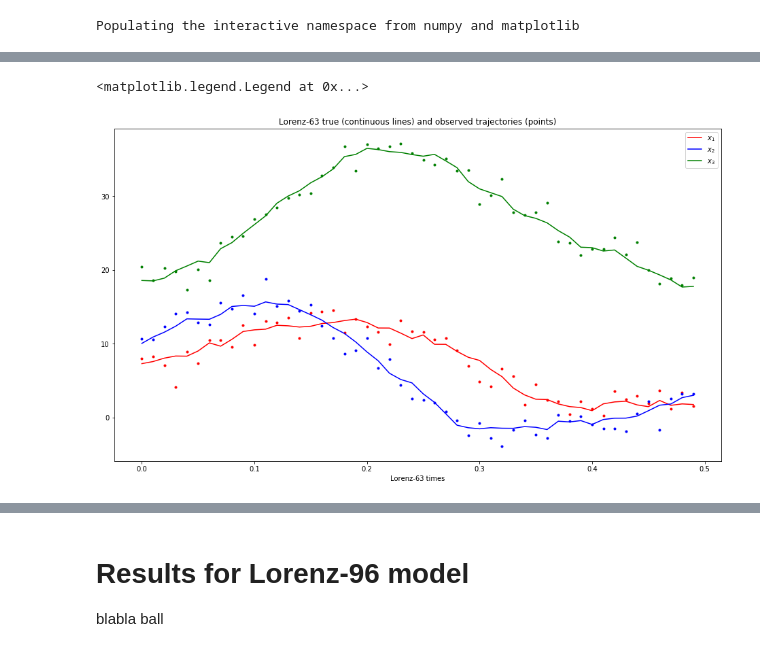
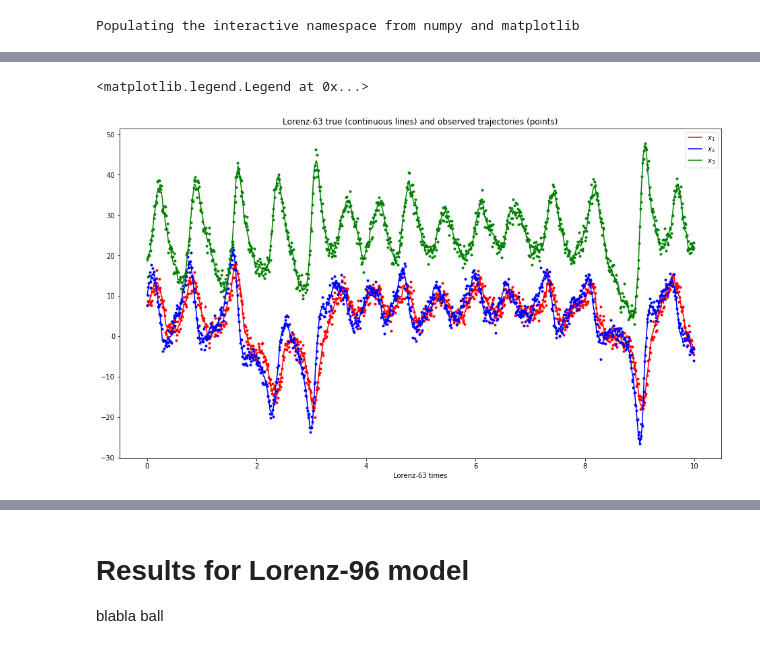
Before and after one commit to MrDajman/ceda-lag-innovation, a Jupyter notebook: ceda_lag_innovation.ipynb, the cells around one changed output, grey strips where cells are left out. Saved outputs shown, nothing was run; the diff lists cells and outputs as text; code cells hidden in the pictures.

```diff
--- a/ceda_lag_innovation.ipynb
+++ b/ceda_lag_innovation.ipynb
@@ -60,18 +85,18 @@ def gen_L63(Q,R,T):
 
     return time, X_true,Yo, Q_true, R_true, jacF, jacH, f,h,xb,B
 # %%
-T = 50
+T = 1000
 Nx = 3
 No = 3
-time, X_true,Yo, Q_true, R_true, jacF, jacH, f,h,xb,B = gen_L63(0.2,2,50)
+time, X_true,Yo, Q_true, R_true, jacF, jacH, f,h,xb,B = gen_L63(0.2,2,T)
 ### PLOT STATE AND OBSERVATIONS
 
 line1,=plt.plot(time,X_true[0,1:T+1],'-r');plt.plot(time,Yo[0,:],'.r')
 line2,=plt.plot(time,X_true[1,1:T+1],'-b');plt.plot(time,Yo[1,:],'.b')
 line3,=plt.plot(time,X_true[2,1:T+1],'-g');plt.plot(time,Yo[2,:],'.g')
 plt.title('Lorenz-63 true (continuous lines) and observed trajectories (points)')
 plt.xlabel('Lorenz-63 times')
 plt.legend([line1, line2, line3], ['$x_1$', '$x_2$', '$x_3$'])
 # %% [output]
 <matplotlib.legend.Legend at 0x...>
-[figure, old version]
+[figure, new version]
```
Also changed, not shown: parts of 23 cells of this notebook, 7 other files.
